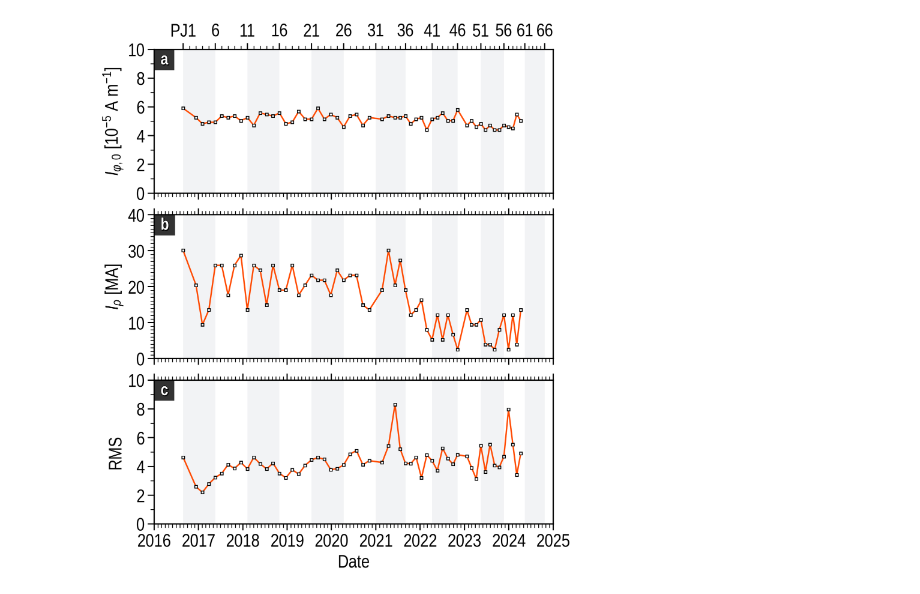
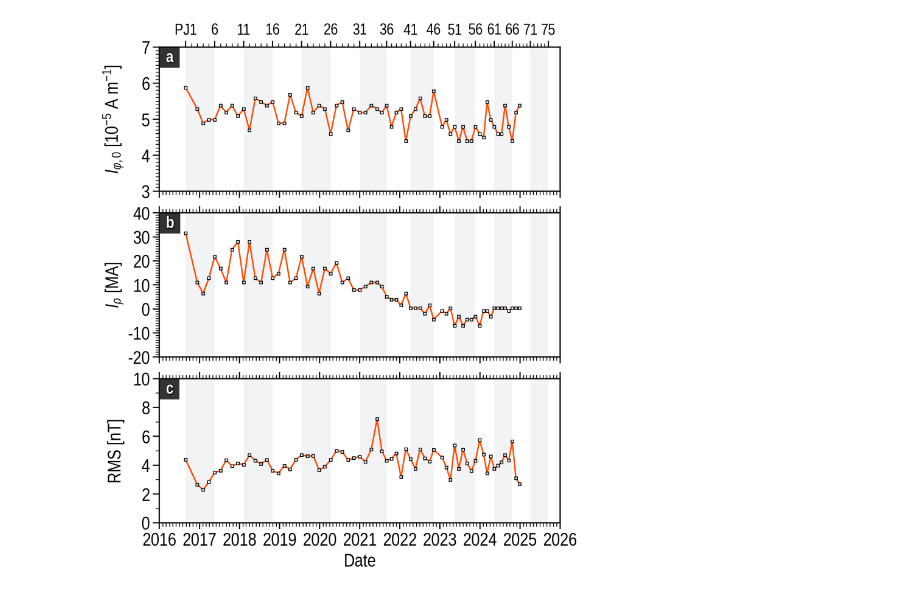
Before and after one commit to ShinnosukeSatoh/NewCurrentSheetModel, a Jupyter notebook: MAG_currentsheet_rms_3.ipynb, the cells around one changed output. Cells and saved outputs as stored; diff of their text form; code cells hidden in the pictures.

```diff
--- a/MAG_currentsheet_rms_3.ipynb
+++ b/MAG_currentsheet_rms_3.ipynb
@@ -93,8 +93,10 @@ PJ_list = [1, 3, 4, 5,
            41, 42, 43, 44, 45,
            46, 48, 49, 50,
            51, 52, 53, 54, 55,
-           56, 57, 58, 59, 60]
-f0 = np.loadtxt('results/insitu_fit_Bphi/result_PJ' +
+           56, 57, 58, 59, 60,
+           61, 62, 63, 64, 65,
+           66, 67, 68]
+f0 = np.loadtxt('results/insitu_fit_Bphi_outonly/result_PJ' +
                 str(PJ_list[0]).zfill(2)+'_PJ'+str(PJ_list[-1]).zfill(2)+'.txt')
 # %%
 # %% Juno's perijove times
@@ -225,7 +262,7 @@ F.hspace = 0.15
 F.initialize()
 
 sxmin = '2016-01-01'
-sxmax = '2025-01-01'
+sxmax = '2026-01-01'
 xmin = datetime.datetime.strptime(sxmin, '%Y-%m-%d')
 xmax = datetime.datetime.strptime(sxmax, '%Y-%m-%d')
 xticks = [datetime.datetime.strptime('2016-01-01', '%Y-%m-%d'),
@@ -237,9 +274,11 @@ xticks = [datetime.datetime.strptime('2016-01-01', '%Y-%m-%d'),
           datetime.datetime.strptime('2022-01-01', '%Y-%m-%d'),
           datetime.datetime.strptime('2023-01-01', '%Y-%m-%d'),
           datetime.datetime.strptime('2024-01-01', '%Y-%m-%d'),
-          datetime.datetime.strptime('2025-01-01', '%Y-%m-%d')]
+          datetime.datetime.strptime('2025-01-01', '%Y-%m-%d'),
+          datetime.datetime.strptime('2026-01-01', '%Y-%m-%d')]
 xticklabels = ['2016', '2017', '2018', '2019', '2020',
-               '2021', '2022', '2023', '2024', '2025']
+               '2021', '2022', '2023', '2024', '2025',
+               '2026']
 F.set_xaxis(label='Date',
             min=xmin, max=xmax,
             ticks=xticks,
@@ -250,18 +289,18 @@ ticklabels = F.ax[2].get_xticklabels()
 ticklabels[0].set_ha('center')
 F.set_yaxis(ax_idx=0,
             label=r'$I_{\varphi,0}$ [$10^{-5}$ A m$^{-1}$]',
-            min=0.0, max=10,
-            ticks=np.arange(0, 10+1, 2),
-            ticklabels=np.arange(0, 10+1, 2, dtype=int),
-            minor_num=2,)
+            min=3.0, max=7.0,
+            ticks=np.arange(3, 7+1, 1),
+            ticklabels=np.arange(3, 7+1, 1, dtype=int),
+            minor_num=10,)
 F.set_yaxis(ax_idx=1,
             label=r'$I_{\rho}$ [MA]',
-            min=0.0, max=40,
-            ticks=np.arange(0, 40+1, 10),
-            ticklabels=np.arange(0, 40+1, 10),
+            min=-20.0, max=40,
+            ticks=np.arange(-20, 40+1, 10),
+            ticklabels=np.arange(-20, 40+1, 10),
             minor_num=10,)
 F.set_yaxis(ax_idx=2,
-            label=r'RMS',
+            label=r'RMS [nT]',
             min=0.0, max=10,
             ticks=np.arange(0, 10+1, 2),
             ticklabels=np.arange(0, 10+1, 2),
@@ -289,7 +328,7 @@ F.ax[2].plot(pj_2_date, f0[:, 3], marker='s', color=UC.red, markersize=3,
 PJax = F.ax[0].twiny()
 PJax.set_xlim(xmin, xmax)
 PJax.set_xticks(JUNO_PJ_TIMES[::5])
-PJax.set_xticklabels(JUNO_PJ_LABELS[::5])
+PJax.set_xticklabels(JUNO_PJ_LABELS[::5], fontsize=F.fontsize*0.85)
 PJax.xaxis.set_minor_locator(FixedLocator(mdates.date2num(JUNO_PJ_TIMES)))
 PJax.tick_params('y', grid_zorder=-10)
 
@@ -298,31 +337,33 @@ for i in range(3):
     F.ax[i].axvspan(JUNO_PJ_TIMES[0], JUNO_PJ_TIMES[5],
                     fc=UC.gray, ec=None, zorder=0.5, alpha=0.10)
     F.ax[i].axvspan(JUNO_PJ_TIMES[10], JUNO_PJ_TIMES[15],
                     fc=UC.gray, ec=None, zorder=0.5, alpha=0.10)
     F.ax[i].axvspan(JUNO_PJ_TIMES[20], JUNO_PJ_TIMES[25],
                     fc=UC.gray, ec=None, zorder=0.5, alpha=0.10)
     F.ax[i].axvspan(JUNO_PJ_TIMES[30], JUNO_PJ_TIMES[35],
                     fc=UC.gray, ec=None, zorder=0.5, alpha=0.10)
     F.ax[i].axvspan(JUNO_PJ_TIMES[40], JUNO_PJ_TIMES[45],
                     fc=UC.gray, ec=None, zorder=0.5, alpha=0.10)
     F.ax[i].axvspan(JUNO_PJ_TIMES[50], JUNO_PJ_TIMES[55],
                     fc=UC.gray, ec=None, zorder=0.5, alpha=0.10)
     F.ax[i].axvspan(JUNO_PJ_TIMES[60], JUNO_PJ_TIMES[65],
                     fc=UC.gray, ec=None, zorder=0.5, alpha=0.10)
+    F.ax[i].axvspan(JUNO_PJ_TIMES[70], JUNO_PJ_TIMES[75],
+                    fc=UC.gray, ec=None, zorder=0.5, alpha=0.10)
 
 """legend = F.legend(ax_idx=0,
                   ncol=2, markerscale=1.0,
                   loc='lower center',
                   handlelength=0.85,
                   textcolor=False,
                   fontsize_scale=0.65,
                   handletextpad=0.35)
 legend_shadow(legend=legend, fig=F.fig, ax=F.ax[0], d=0.7)"""
 
 # F.fig.savefig(img_savedir + '/current_terms_timeseries_linear.jpg',
 #               bbox_inches='tight')
 plt.show()
 F.close()
 plt.close()
 # %% [output]
-[figure, old version]
+[figure, new version]
```
Also changed, not shown: parts of 1 cell of this notebook, 5 other files.
